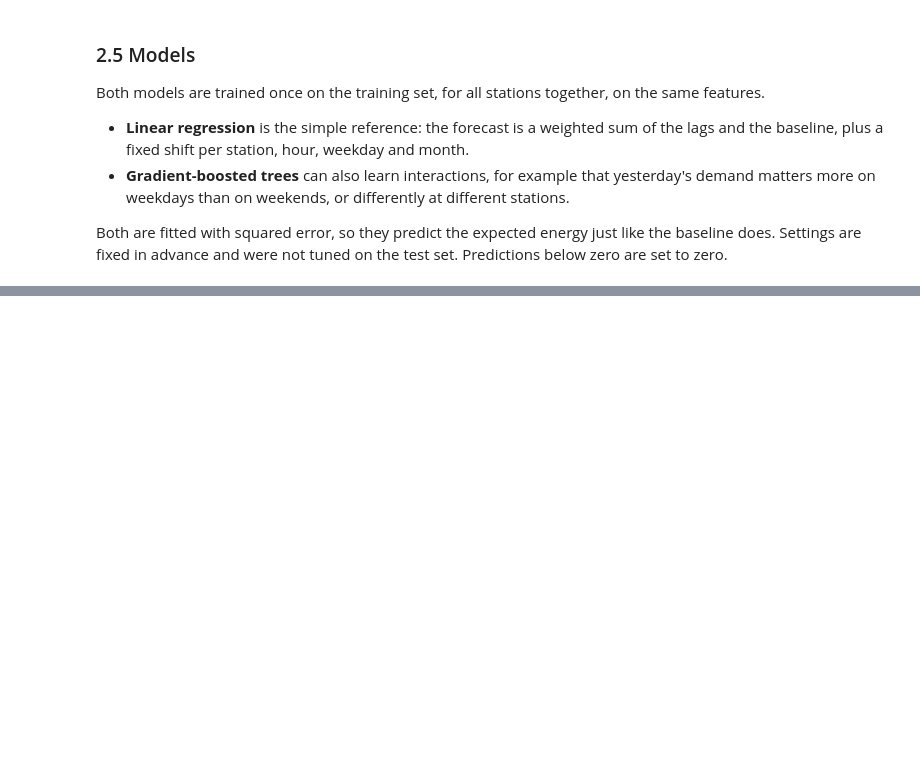
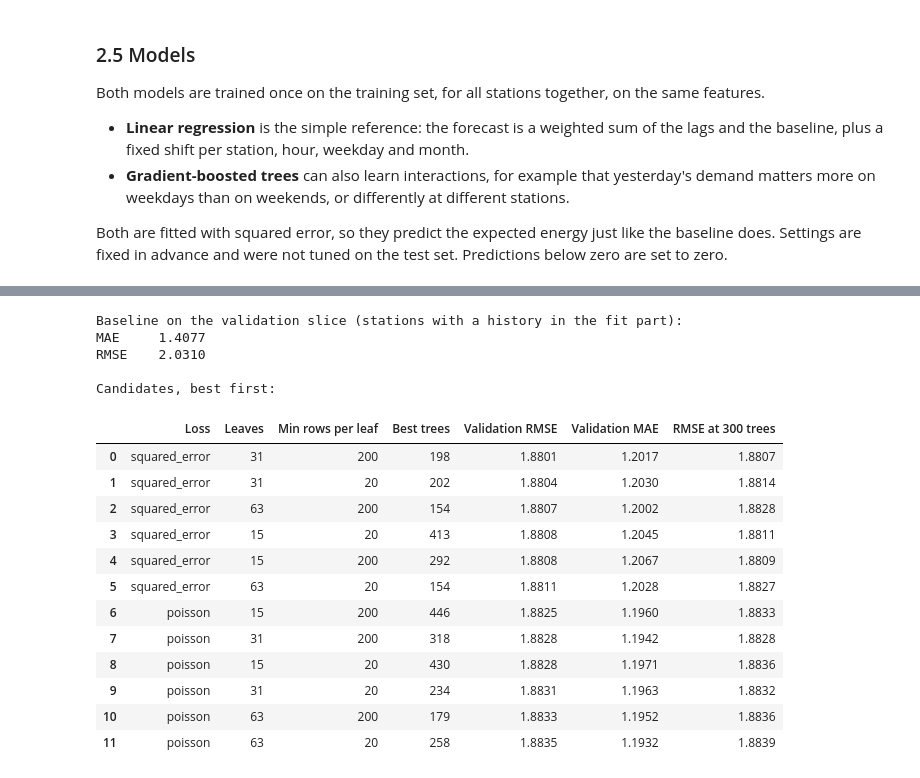
Before and after one commit to dumitritamacarenco/Introduction-to-Business-Analytics---Project-, a Jupyter notebook: task2_prediction.ipynb, the cells around one changed output, grey strips where cells are left out. Cells and saved outputs as stored; diff of their text form; code cells hidden in the pictures; blank space fills up the shorter version.

```diff
--- a/task2_prediction.ipynb
+++ b/task2_prediction.ipynb
@@ -342,0 +391,68 @@ Trained on 1062214 station-hours, predicted 454108
+# %%
+MAX_TREES = 1000
+LEARNING_RATE = 0.05
+
+tuning_rows = []
+for loss in ["squared_error", "poisson"]:
+    for max_leaf_nodes in [15, 31, 63]:
+        for min_samples_leaf in [20, 200]:
+            candidate = HistGradientBoostingRegressor(
+                loss=loss,
+                max_leaf_nodes=max_leaf_nodes,
+                min_samples_leaf=min_samples_leaf,
+                learning_rate=LEARNING_RATE,
+                max_iter=MAX_TREES,
+                early_stopping=False,  # we pick the number of trees ourselves, on the validation slice
+                categorical_features=["Station"],
+                random_state=0,
+            )
+            candidate.fit(X_fit, y_fit)
+
+            # Validation error after 1 tree, 2 trees, ... up to MAX_TREES
+            rmse_per_tree = []
+            mae_per_tree = []
+            for prediction in candidate.staged_predict(X_validation):
+                error = prediction.clip(min=0) - y_validation
+                rmse_per_tree.append(np.sqrt(np.mean(error ** 2)))
+                mae_per_tree.append(np.mean(np.abs(error)))
+
+            best_trees = int(np.argmin(rmse_per_tree)) + 1
+            tuning_rows.append({
+                "Loss": loss,
+                "Leaves": max_leaf_nodes,
+                "Min rows per leaf": min_samples_leaf,
+                "Best trees": best_trees,
+                "Validation RMSE": rmse_per_tree[best_trees - 1],
+                "Validation MAE": mae_per_tree[best_trees - 1],
+                "RMSE at 300 trees": rmse_per_tree[299],
+            })
+
+tuning_table = pd.DataFrame(tuning_rows).sort_values("Validation RMSE").reset_index(drop=True)
+
+validation_baseline = evaluate(
+    tuning_features.loc[in_validation, TARGET],
+    tuning_features.loc[in_validation, "Baseline"],
+)
+print("Baseline on the validation slice (stations with a history in the fit part):")
+print(validation_baseline.round(4).to_string())
+print("\nCandidates, best first:")
+display(tuning_table.round(4))
+# %% [output]
+Baseline on the validation slice (stations with a history in the fit part):
+MAE     1.4077
+RMSE    2.0310
+
+Candidates, best first:
+|  | Loss | Leaves | Min rows per leaf | Best trees | Validation RMSE | Validation MAE | RMSE at 300 trees |
+| 0 | squared_error | 31 | 200 | 198 | 1.8801 | 1.2017 | 1.8807 |
+| 1 | squared_error | 31 | 20 | 202 | 1.8804 | 1.2030 | 1.8814 |
+| 2 | squared_error | 63 | 200 | 154 | 1.8807 | 1.2002 | 1.8828 |
+| 3 | squared_error | 15 | 20 | 413 | 1.8808 | 1.2045 | 1.8811 |
+| 4 | squared_error | 15 | 200 | 292 | 1.8808 | 1.2067 | 1.8809 |
+| 5 | squared_error | 63 | 20 | 154 | 1.8811 | 1.2028 | 1.8827 |
+| 6 | poisson | 15 | 200 | 446 | 1.8825 | 1.1960 | 1.8833 |
+| 7 | poisson | 31 | 200 | 318 | 1.8828 | 1.1942 | 1.8828 |
+| 8 | poisson | 15 | 20 | 430 | 1.8828 | 1.1971 | 1.8836 |
+| 9 | poisson | 31 | 20 | 234 | 1.8831 | 1.1963 | 1.8832 |
+| 10 | poisson | 63 | 200 | 179 | 1.8833 | 1.1952 | 1.8836 |
+| 11 | poisson | 63 | 20 | 258 | 1.8835 | 1.1932 | 1.8839 |
```
Also changed, not shown: parts of 16 cells of this notebook.
